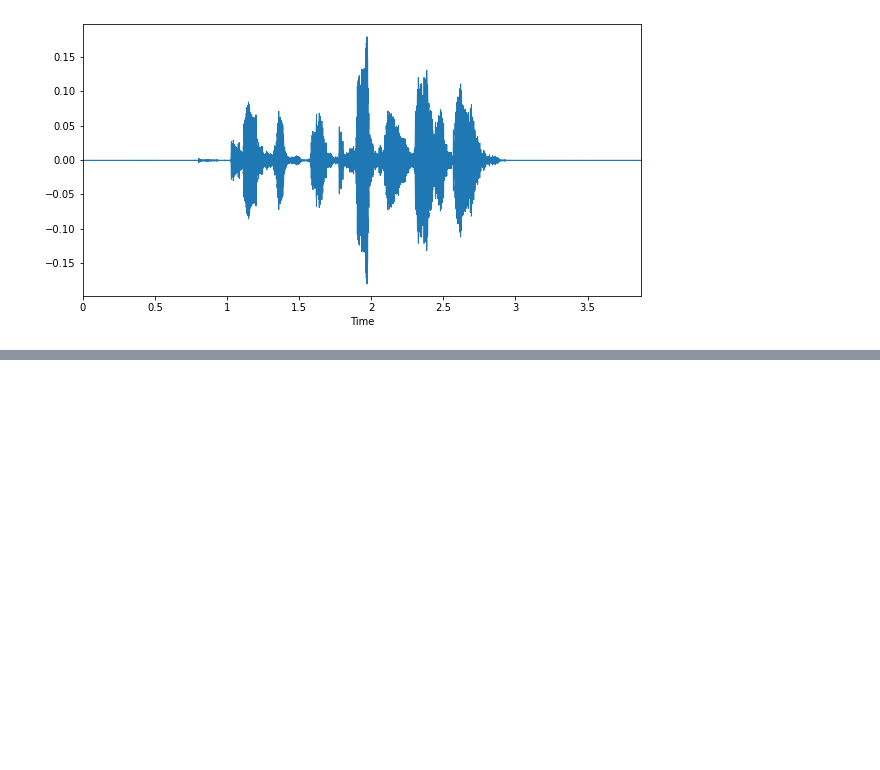
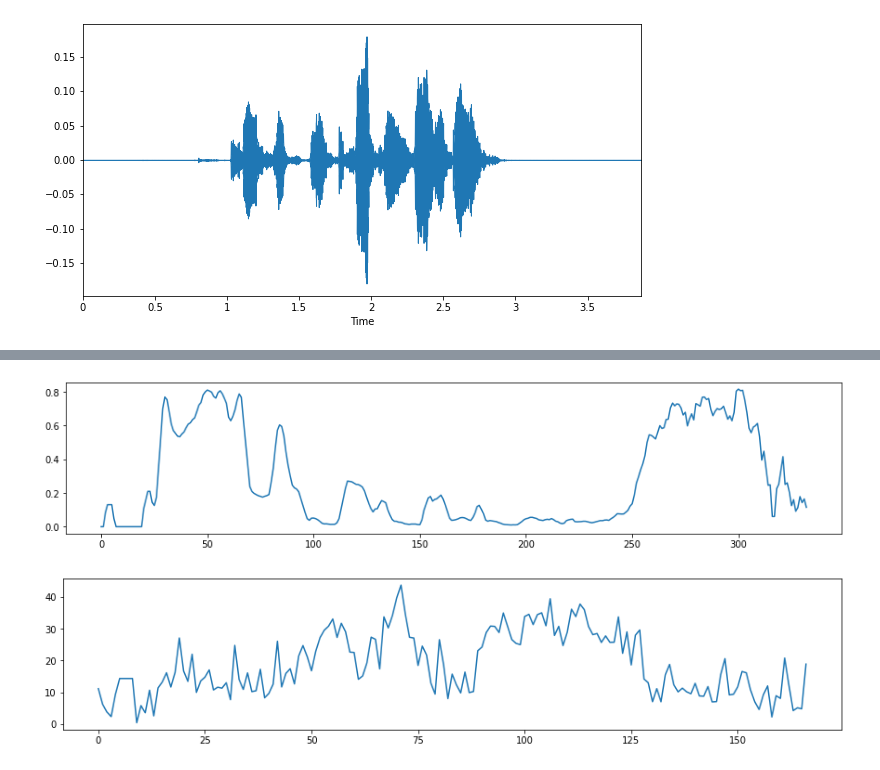
Before and after one commit to keder-code-hash/Kaggle_DL, a Jupyter notebook: sound-feature-extraction.ipynb, the cells around one changed output, grey strips where cells are left out. Saved outputs shown, nothing was run; the diff lists cells and outputs as text; code cells hidden in the pictures; blank space fills up the shorter version.

Commit message:
Kaggle Notebook | sound feature extraction | Version 2

```diff
--- a/sound-feature-extraction.ipynb
+++ b/sound-feature-extraction.ipynb
@@ -74,0 +144,10 @@ librosa.display.waveplot(time_series_array,sr=sampling_rate)
+# %%
+ex=extract_feature(time_series_array,44000)
+ex.zero_crossing_rate()
+# ex.spectral_centroid()
+# ex.mfcc()
+# ex.chroma()
+ex.band_energy_ratio()
+# %% [output]
+[figure, added]
+[figure, added]
```
Also changed, not shown: parts of 9 cells of this notebook.
